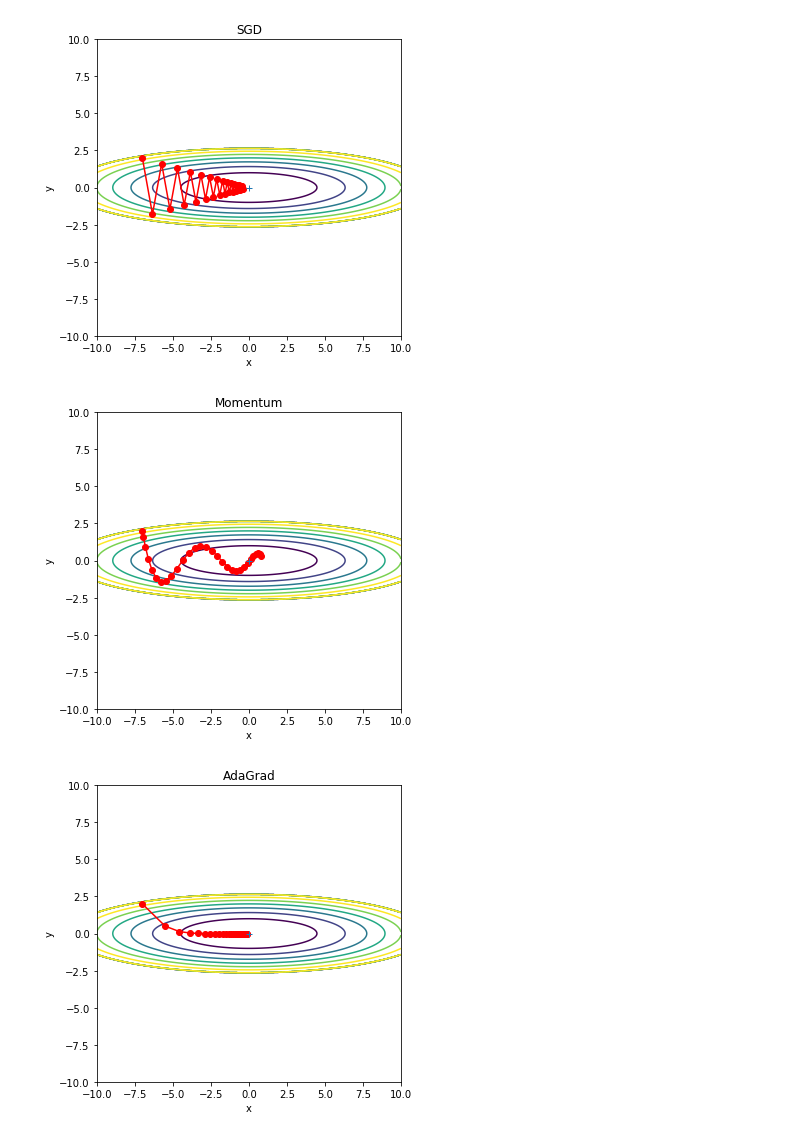
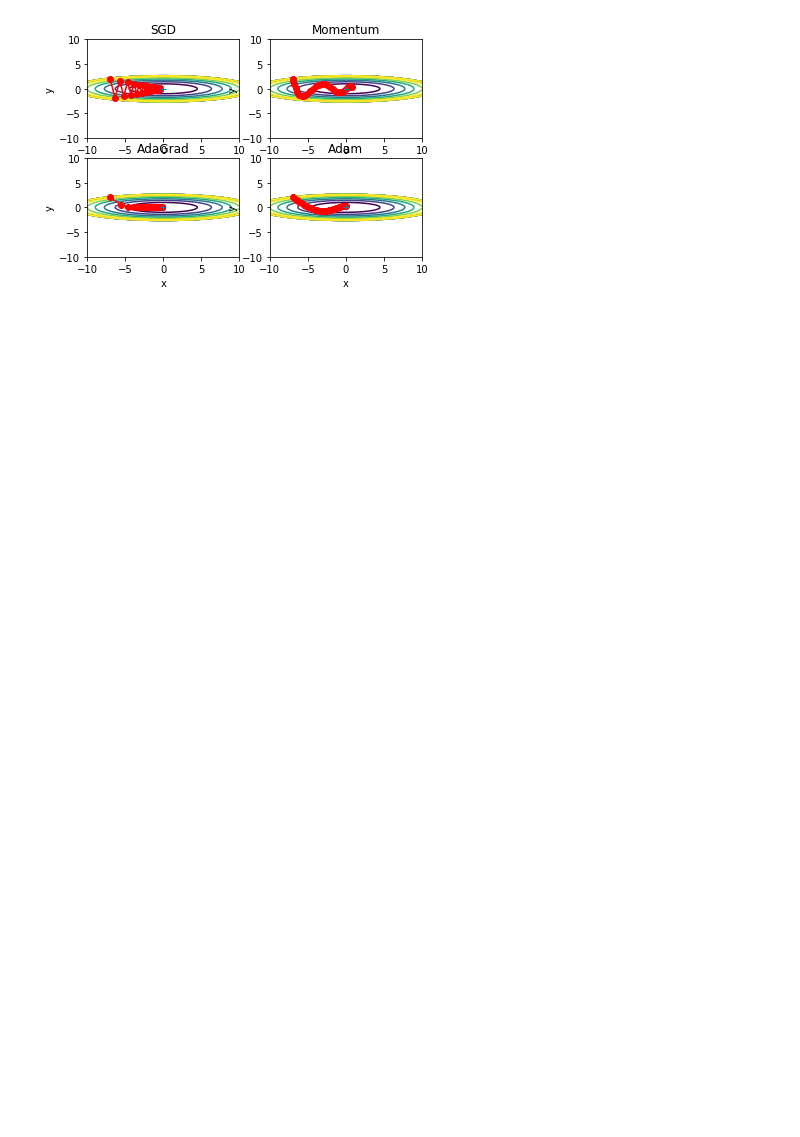
Before and after one commit to okihayashi/deep_learning_from_zero, a Jupyter notebook: Chapter6.ipynb, the cells around one changed output. Saved outputs shown, nothing was run; the diff lists cells and outputs as text; code cells hidden in the pictures; blank space fills up the shorter version.

```diff
--- a/Chapter6.ipynb
+++ b/Chapter6.ipynb
@@ -82,34 +82,32 @@ for key in optimizers:
         grads['x'], grads['y'] = df(params['x'], params['y'])
         optimizer.update(params, grads)
 
 
     x = np.arange(-10, 10, 0.01)
     y = np.arange(-5, 5, 0.01)
 
     X, Y = np.meshgrid(x, y)
     Z = f(X, Y)
 
     # for simple contour line
     mask = Z > 7
     Z[mask] = 0
 
     # plot
-    plt.figure(figsize=(12,12))
+#    plt.figure(figsize=(12,12))
     plt.subplot(2, 2, idx)
     idx += 1
     plt.plot(x_history, y_history, 'o-', color="red")
     plt.contour(X, Y, Z)
     plt.ylim(-10, 10)
     plt.xlim(-10, 10)
     plt.plot(0, 0, '+')
     #colorbar()
     #spring()
     plt.title(key)
     plt.xlabel("x")
     plt.ylabel("y")
 
 plt.show()
 # %% [output]
-[figure, old version]
+[figure, new version]
-[figure, removed]
-[figure, removed]
```
Also changed, not shown: parts of 1 cell of this notebook.
